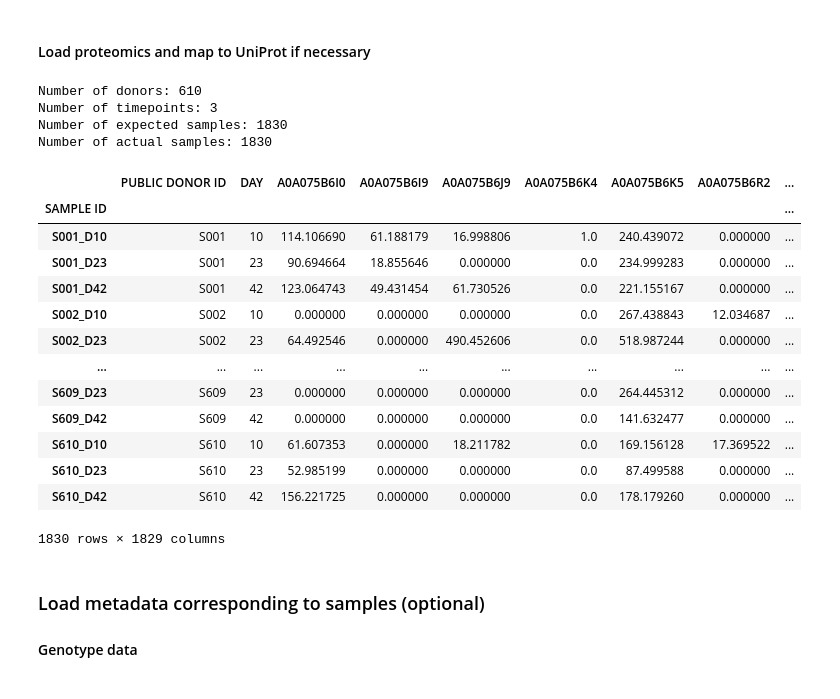
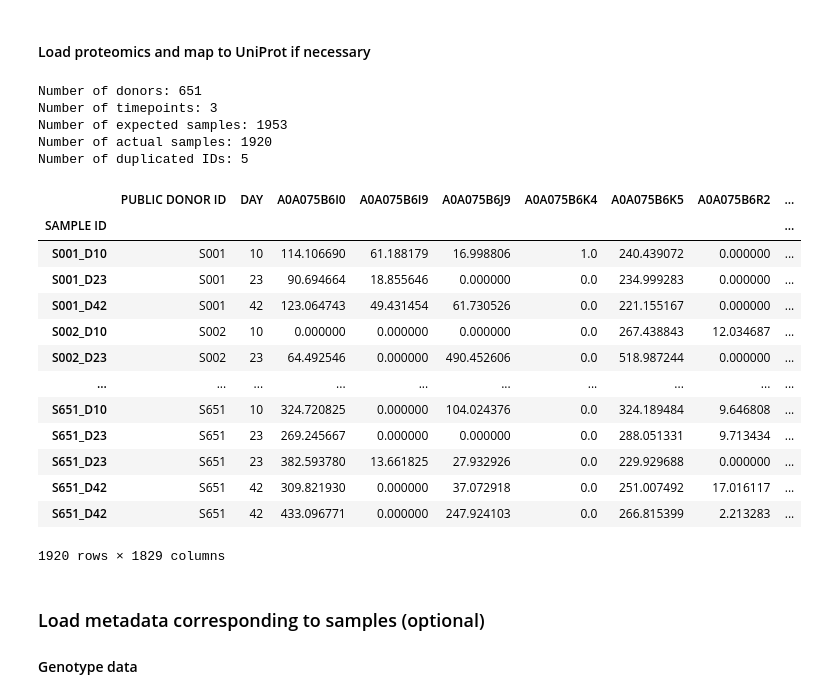
Before and after one commit to z-haiman/RBC-GEM, a Jupyter notebook: code/notebooks/data/proteomics/PrepareProteomics_Intensities_Human_REDS_RBCOmics.ipynb, the cells around one changed output. Cells and saved outputs as stored; diff of their text form; code cells hidden in the pictures.

Commit message:
Merged notebooks for simulation of models
Updated proteomics for REDS RBC Omics to include models that lack one of three time points and prevent duplicates

```diff
--- a/code/notebooks/data/proteomics/PrepareProteomics_Intensities_Human_REDS_RBCOmics.ipynb
+++ b/code/notebooks/data/proteomics/PrepareProteomics_Intensities_Human_REDS_RBCOmics.ipynb
@@ -108,42 +108,46 @@ df_proteomics.index = pd.Index(
 # Transform Protein IDs to UniProt IDs
 if original_ids_type != "uniprot" and any(
     df_proteomics.columns.isin(df_protein_data[original_ids_type])
 ):
     mapping_dict = df_protein_data.reset_index(drop=False)
     mapping_dict = mapping_dict.set_index(original_ids_type)[df_protein_data.index.name]
     mapping_dict = mapping_dict.to_dict()
     df_proteomics = df_proteomics.rename(mapping_dict, axis=1)
 
 # Sort for consistency
 df_proteomics = df_proteomics.sort_index(axis=0)[
     [donor_key, time_key] + list(df_protein_data.index)
 ]
 donor_ids = df_proteomics[donor_key].unique()
 timepoints = df_proteomics[time_key].unique()
 print(f"Number of donors: {len(donor_ids)}")
 print(f"Number of timepoints: {len(timepoints)}")
 print(f"Number of expected samples: {len(donor_ids) * len(timepoints)}")
 print(f"Number of actual samples: {len(df_proteomics)}")
+print(
+    f"Number of duplicated IDs: {len(df_proteomics[df_proteomics.index.duplicated()])}"
+)
 df_proteomics
 # %% [output]
-Number of donors: 610
+Number of donors: 651
 Number of timepoints: 3
-Number of expected samples: 1830
-Number of actual samples: 1830
+Number of expected samples: 1953
+Number of actual samples: 1920
+Number of duplicated IDs: 5
 |  | PUBLIC DONOR ID | DAY | A0A075B6I0 | A0A075B6I9 | A0A075B6J9 | A0A075B6K4 | A0A075B6K5 | A0A075B6R2 | ... |
 | SAMPLE ID |  |  |  |  |  |  |  |  | ... |
 | S001_D10 | S001 | 10 | 114.106690 | 61.188179 | 16.998806 | 1.0 | 240.439072 | 0.000000 | ... |
 | S001_D23 | S001 | 23 | 90.694664 | 18.855646 | 0.000000 | 0.0 | 234.999283 | 0.000000 | ... |
 | S001_D42 | S001 | 42 | 123.064743 | 49.431454 | 61.730526 | 0.0 | 221.155167 | 0.000000 | ... |
 | S002_D10 | S002 | 10 | 0.000000 | 0.000000 | 0.000000 | 0.0 | 267.438843 | 12.034687 | ... |
 | S002_D23 | S002 | 23 | 64.492546 | 0.000000 | 490.452606 | 0.0 | 518.987244 | 0.000000 | ... |
 | ... | ... | ... | ... | ... | ... | ... | ... | ... | ... |
-| S609_D23 | S609 | 23 | 0.000000 | 0.000000 | 0.000000 | 0.0 | 264.445312 | 0.000000 | ... |
-| S609_D42 | S609 | 42 | 0.000000 | 0.000000 | 0.000000 | 0.0 | 141.632477 | 0.000000 | ... |
-| S610_D10 | S610 | 10 | 61.607353 | 0.000000 | 18.211782 | 0.0 | 169.156128 | 17.369522 | ... |
-| S610_D23 | S610 | 23 | 52.985199 | 0.000000 | 0.000000 | 0.0 | 87.499588 | 0.000000 | ... |
-| S610_D42 | S610 | 42 | 156.221725 | 0.000000 | 0.000000 | 0.0 | 178.179260 | 0.000000 | ... |
+| S651_D10 | S651 | 10 | 324.720825 | 0.000000 | 104.024376 | 0.0 | 324.189484 | 9.646808 | ... |
+| S651_D23 | S651 | 23 | 269.245667 | 0.000000 | 0.000000 | 0.0 | 288.051331 | 9.713434 | ... |
+| S651_D23 | S651 | 23 | 382.593780 | 13.661825 | 27.932926 | 0.0 | 229.929688 | 0.000000 | ... |
+| S651_D42 | S651 | 42 | 309.821930 | 0.000000 | 37.072918 | 0.0 | 251.007492 | 17.016117 | ... |
+| S651_D42 | S651 | 42 | 433.096771 | 0.000000 | 247.924103 | 0.0 | 266.815399 | 2.213283 | ... |
-1830 rows × 1829 columns
+1920 rows × 1829 columns
 # %% [markdown]
 ### Load metadata corresponding to samples (optional)
 #### Genotype data
```
Also changed, not shown: parts of 9 cells of this notebook, 3 other files.
